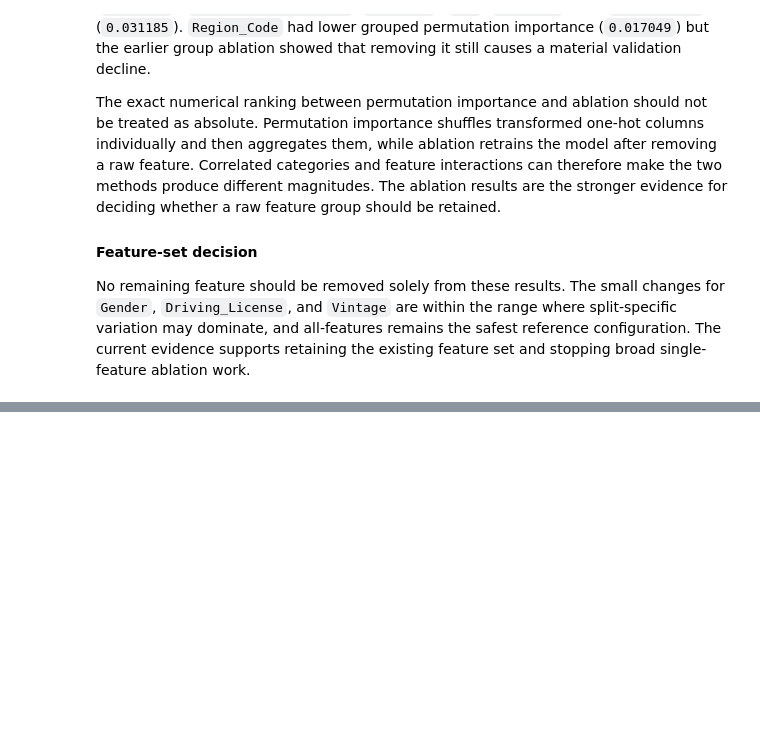
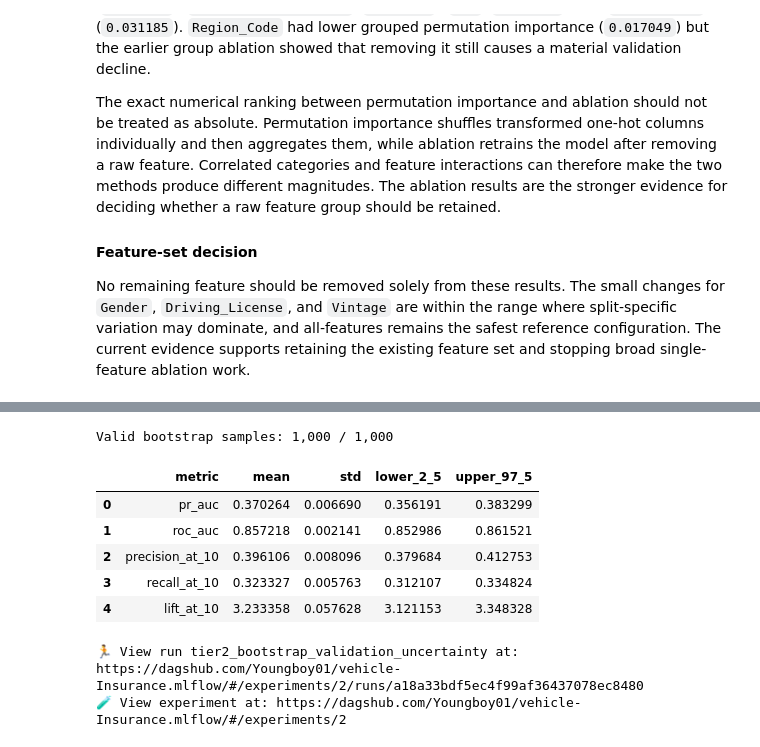
Before and after one commit to Youngboy01/vehicle-Insurance, a Jupyter notebook: notebooks/experimentation_v2.ipynb, the cells around one changed output, grey strips where cells are left out. Drawn from its saved outputs; the diff is of its cells as text; code cells hidden in the pictures; blank space fills up the shorter version.

```diff
--- a/notebooks/experimentation_v2.ipynb
+++ b/notebooks/experimentation_v2.ipynb
@@ -2242,0 +2377,77 @@ No remaining feature should be removed solely from these results. The small chan
+# %%
+bootstrap_rng = np.random.default_rng(random_state)
+n_bootstrap = 1000
+top10_percentage = 10
+validation_probabilities = selected_lgbm.predict_proba(X_val_processed)[:, 1]
+validation_labels = np.asarray(y_val)
+
+bootstrap_rows = []
+for iteration in range(n_bootstrap):
+    sample_indices = bootstrap_rng.integers(
+        0,
+        len(validation_labels),
+        size=len(validation_labels),
+    )
+    sampled_labels = validation_labels[sample_indices]
+    sampled_probabilities = validation_probabilities[sample_indices]
+
+    if np.unique(sampled_labels).size < 2:
+        continue
+
+    bootstrap_rows.append({
+        "iteration": iteration + 1,
+        "pr_auc": float(pr_auc(sampled_labels, sampled_probabilities)),
+        "roc_auc": float(roc_auc_score(sampled_labels, sampled_probabilities)),
+        "precision_at_10": float(precision_at_k(sampled_labels, sampled_probabilities, top10_percentage)),
+        "recall_at_10": float(recall_at_k(sampled_labels, sampled_probabilities, top10_percentage)),
+        "lift_at_10": float(Lift_at_k(sampled_labels, sampled_probabilities, top10_percentage)),
+    })
+
+bootstrap_results = pd.DataFrame(bootstrap_rows)
+bootstrap_summary = pd.DataFrame({
+    "metric": bootstrap_results.columns[1:],
+    "mean": [bootstrap_results[metric].mean() for metric in bootstrap_results.columns[1:]],
+    "std": [bootstrap_results[metric].std() for metric in bootstrap_results.columns[1:]],
+    "lower_2_5": [bootstrap_results[metric].quantile(0.025) for metric in bootstrap_results.columns[1:]],
+    "upper_97_5": [bootstrap_results[metric].quantile(0.975) for metric in bootstrap_results.columns[1:]],
+})
+
+print(f"Valid bootstrap samples: {len(bootstrap_results):,} / {n_bootstrap:,}")
+display(bootstrap_summary.style.format({
+    "mean": "{:.6f}",
+    "std": "{:.6f}",
+    "lower_2_5": "{:.6f}",
+    "upper_97_5": "{:.6f}",
+}))
+
+if mlflow.active_run() is not None:
+    mlflow.end_run(status="KILLED")
+with mlflow.start_run(run_name="tier2_bootstrap_validation_uncertainty"):
+    mlflow.log_params({
+        "model_variant": "lightgbm_class_weighted",
+        "resampling": "validation_bootstrap",
+        "n_bootstrap": n_bootstrap,
+        "confidence_interval": "95%",
+        "selection_percentage": top10_percentage,
+    })
+    bootstrap_metrics = {}
+    for _, summary_row in bootstrap_summary.iterrows():
+        metric_name = summary_row["metric"]
+        safe_metric_name = metric_name.replace("_", "_")
+        bootstrap_metrics[f"bootstrap_{safe_metric_name}_mean"] = float(summary_row["mean"])
+        bootstrap_metrics[f"bootstrap_{safe_metric_name}_std"] = float(summary_row["std"])
+        bootstrap_metrics[f"bootstrap_{safe_metric_name}_lower_2_5"] = float(summary_row["lower_2_5"])
+        bootstrap_metrics[f"bootstrap_{safe_metric_name}_upper_97_5"] = float(summary_row["upper_97_5"])
+    mlflow.log_metrics(bootstrap_metrics)
+    mlflow.log_text(bootstrap_results.to_csv(index=False), "bootstrap_validation_results.csv")
+    mlflow.log_text(bootstrap_summary.to_csv(index=False), "bootstrap_validation_summary.csv")
+# %% [output]
+Valid bootstrap samples: 1,000 / 1,000
+|  | metric | mean | std | lower_2_5 | upper_97_5 |
+| 0 | pr_auc | 0.370264 | 0.006690 | 0.356191 | 0.383299 |
+| 1 | roc_auc | 0.857218 | 0.002141 | 0.852986 | 0.861521 |
+| 2 | precision_at_10 | 0.396106 | 0.008096 | 0.379684 | 0.412753 |
+| 3 | recall_at_10 | 0.323327 | 0.005763 | 0.312107 | 0.334824 |
+| 4 | lift_at_10 | 3.233358 | 0.057628 | 3.121153 | 3.348328 |
+🏃 View run tier2_bootstrap_validation_uncertainty at: https://dagshub.com/Youngboy01/vehicle-Insurance.mlflow/#/experiments/2/runs/a18a33bdf5ec4f99af36437078ec8480
+🧪 View experiment at: https://dagshub.com/Youngboy01/vehicle-Insurance.mlflow/#/experiments/2
```
Also changed, not shown: parts of 13 cells of this notebook.
